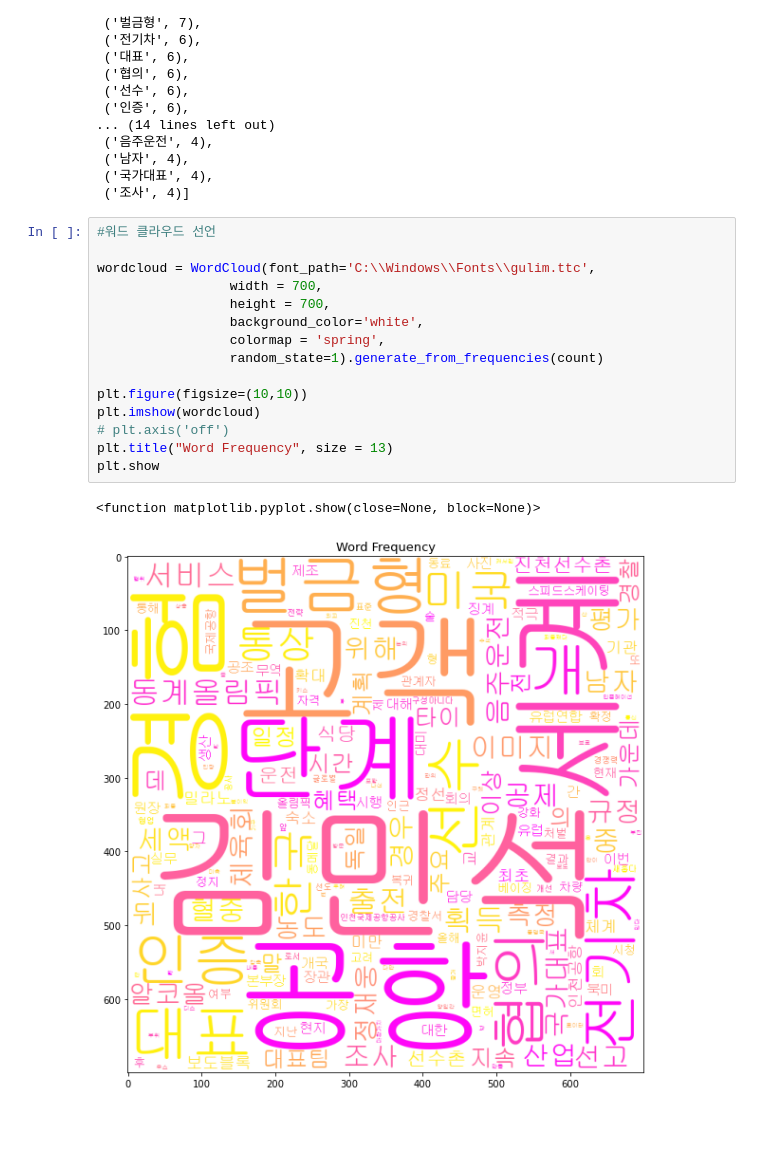
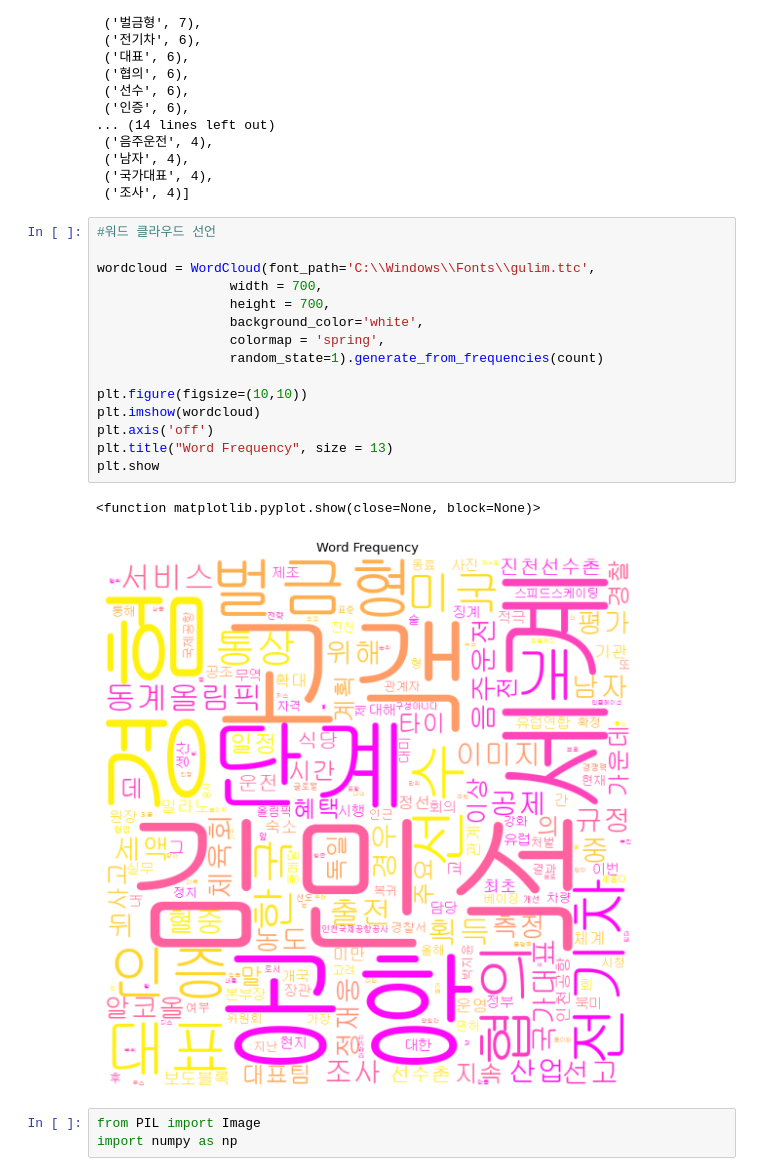
Before and after one commit to gitea0101/jupyter_note, a Jupyter notebook: data_crawl/텍스트분석.ipynb, the cells around one changed output. Saved outputs shown, nothing was run; the diff lists cells and outputs as text; blank space fills up the shorter version.

```diff
--- a/data_crawl/텍스트분석.ipynb
+++ b/data_crawl/텍스트분석.ipynb
@@ -245,18 +245,21 @@ count.most_common(30)
 # %%
 #워드 클라우드 선언
 
 wordcloud = WordCloud(font_path='C:\\Windows\\Fonts\\gulim.ttc',
                  width = 700,
                  height = 700,
                  background_color='white',
                  colormap = 'spring',
                  random_state=1).generate_from_frequencies(count)
 
 plt.figure(figsize=(10,10))
 plt.imshow(wordcloud)
-# plt.axis('off')
+plt.axis('off')
 plt.title("Word Frequency", size = 13)
 plt.show
 # %% [output]
 <function matplotlib.pyplot.show(close=None, block=None)>
-[figure, old version]
+[figure, new version]
+# %%
+from PIL import Image
+import numpy as np
```
Also changed, not shown: parts of 1 cell of this notebook.
